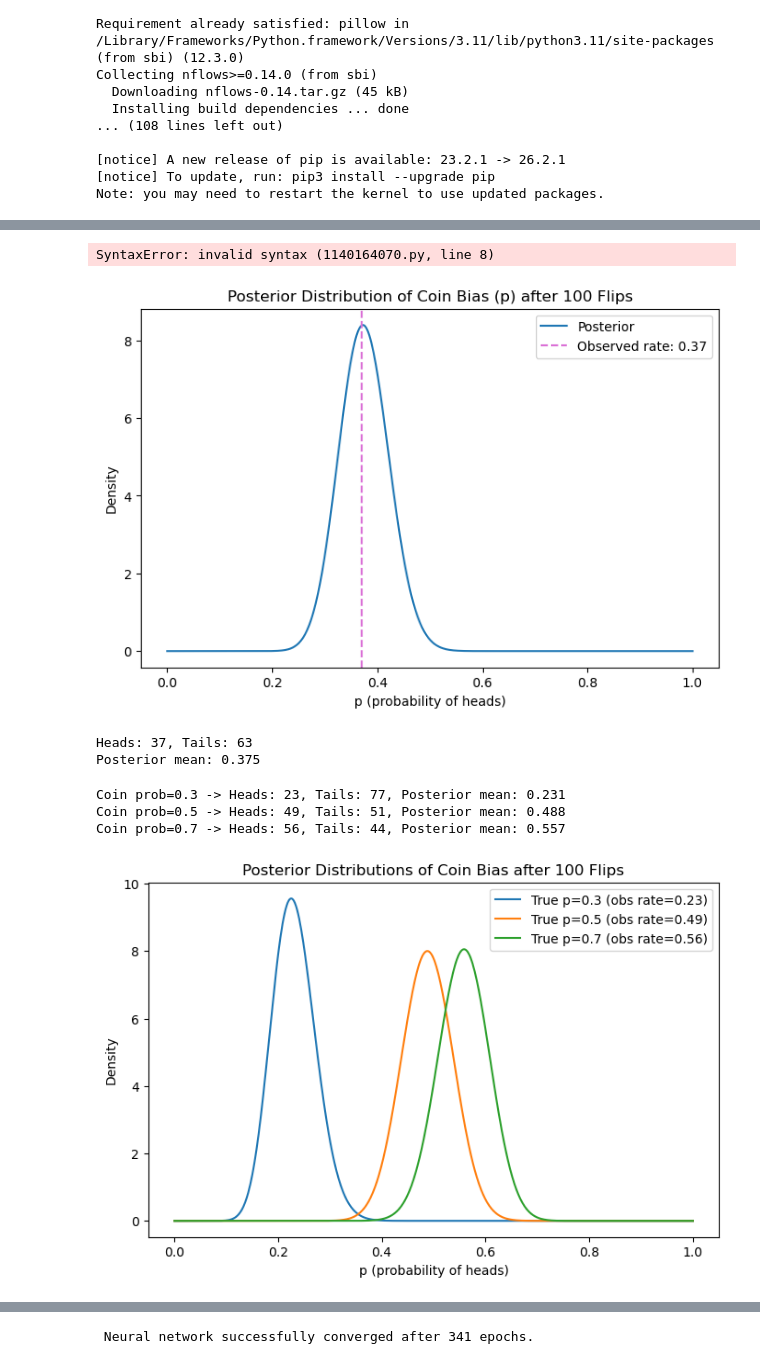
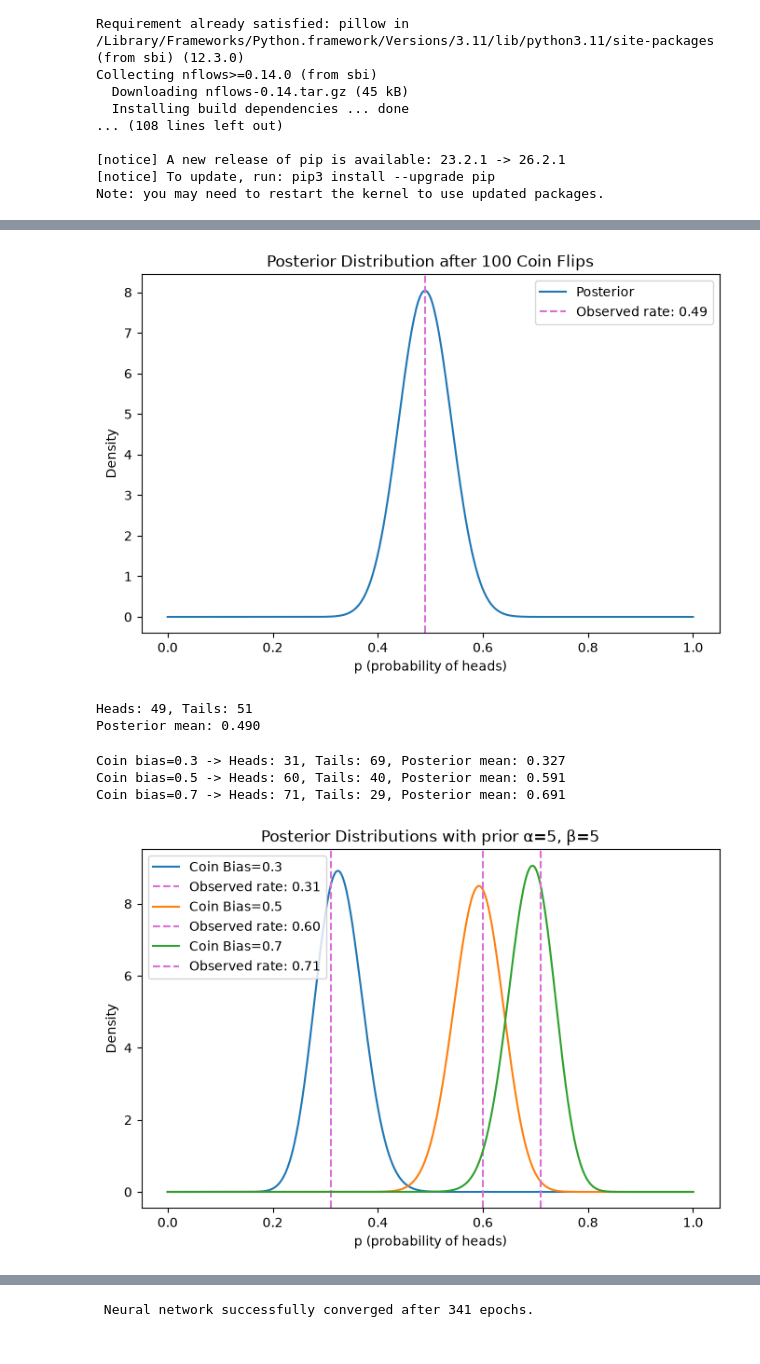
Before and after one commit to jarachisholm/SBI_clustering, a Jupyter notebook: first_notebook.ipynb, the cells around one changed output, grey strips where cells are left out. Cells and saved outputs as stored; diff of their text form; code cells hidden in the pictures.

Commit message:
posterior plot from MLE of random generated data(+ seeing if i can make a PR in GitHub)

```diff
--- a/first_notebook.ipynb
+++ b/first_notebook.ipynb
@@ -77,22 +75,11 @@ Matplotlib is building the font cache; this may take a moment.
-# %%
-coin_bias = 0.5
-nflips = 100
-flips = np.random.binomial(1, coin_bias, nflips)
-heads = flips.sum()
-tails = nflips - heads
-
-a_prior, b_prior = 1, 1
-a_post =
-# %% [output]
-SyntaxError: invalid syntax (1140164070.py, line 8)
 # %%
-coin_bias = 0.4
+coin_bias = 0.5
 n_flips = 100
 flips = np.random.binomial(1, coin_bias, n_flips)
 heads = flips.sum()
 tails = n_flips - heads
 
-a_prior, b_prior = 2, 2
+a_prior, b_prior = 1, 1
 a_post = a_prior + heads
 b_post = b_prior + tails
 
@@ -102,7 +89,7 @@ posterior = beta.pdf(x, a_post, b_post)
 plt.figure(figsize=(8, 5))
 plt.plot(x, posterior, label=f'Posterior')
 plt.axvline(heads/n_flips, color = 'orchid', linestyle='--', label=f'Observed rate: {heads/n_flips:.2f}')
-plt.title(f'Posterior Distribution of Coin Bias (p) after {n_flips} Flips')
+plt.title(f'Posterior Distribution after {n_flips} Coin Flips')
 plt.xlabel('p (probability of heads)')
 plt.ylabel('Density')
 plt.legend()
@@ -111,40 +98,40 @@ plt.show()
 print(f"Heads: {heads}, Tails: {tails}")
 print(f"Posterior mean: {a_post / (a_post + b_post):.3f}")
 # %% [output]
-[figure, old version]
+[figure, new version]
-Heads: 37, Tails: 63
-Posterior mean: 0.375
+Heads: 49, Tails: 51
+Posterior mean: 0.490
 # %%
 coin_bias = (0.3, 0.5, 0.7)
 n_flips = 100
-a_prior, b_prior = 1, 1
+a_prior, b_prior = 5, 5
 
 x = np.linspace(0, 1, 500)
 
 plt.figure(figsize=(8, 5))
 
 for num in coin_bias:
     flips = np.random.binomial(1, num, n_flips)
     heads = flips.sum()
     tails = n_flips - heads
 
     a_post = a_prior + heads
     b_post = b_prior + tails
 
     posterior = beta.pdf(x, a_post, b_post)
 
-    plt.plot(x, posterior, label=f'True p={num} (obs rate={heads/n_flips:.2f})')
-
-    print(f"Coin prob={num} -> Heads: {heads}, Tails: {tails}, "
+    plt.plot(x, posterior, label=f'Coin Bias={num}')
+    plt.axvline(heads/n_flips, color = 'orchid', linestyle='--', label=f'Observed rate: {heads/n_flips:.2f}')
+    print(f"Coin bias={num} -> Heads: {heads}, Tails: {tails}, "
           f"Posterior mean: {a_post / (a_post + b_post):.3f}")
 
-plt.title(f'Posterior Distributions of Coin Bias after {n_flips} Flips')
+plt.title(f'Posterior Distributions with prior α={a_prior}, β={b_prior}')
 plt.xlabel('p (probability of heads)')
 plt.ylabel('Density')
 plt.legend()
 plt.show()
 # %% [output]
-Coin prob=0.3 -> Heads: 23, Tails: 77, Posterior mean: 0.231
-Coin prob=0.5 -> Heads: 49, Tails: 51, Posterior mean: 0.488
-Coin prob=0.7 -> Heads: 56, Tails: 44, Posterior mean: 0.557
+Coin bias=0.3 -> Heads: 31, Tails: 69, Posterior mean: 0.327
+Coin bias=0.5 -> Heads: 60, Tails: 40, Posterior mean: 0.591
+Coin bias=0.7 -> Heads: 71, Tails: 29, Posterior mean: 0.691
-[figure, old version]
+[figure, new version]
```
Also changed, not shown: parts of 7 cells of this notebook.
